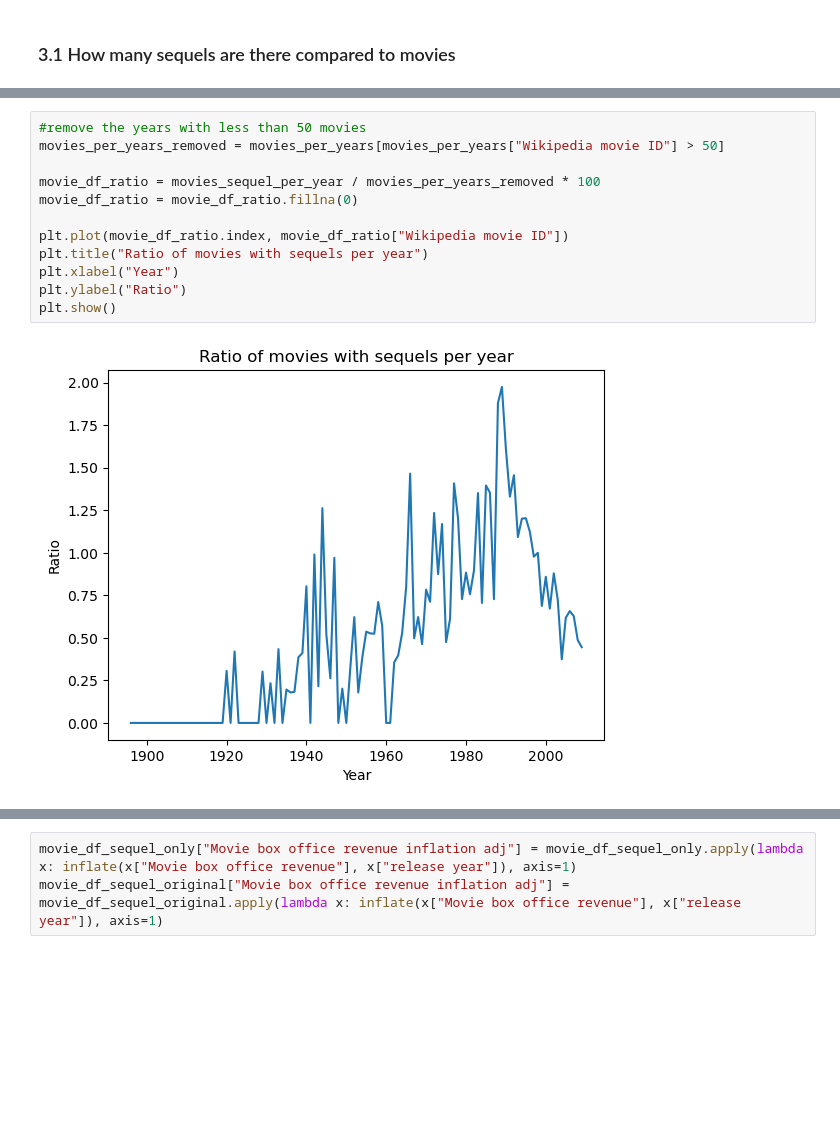
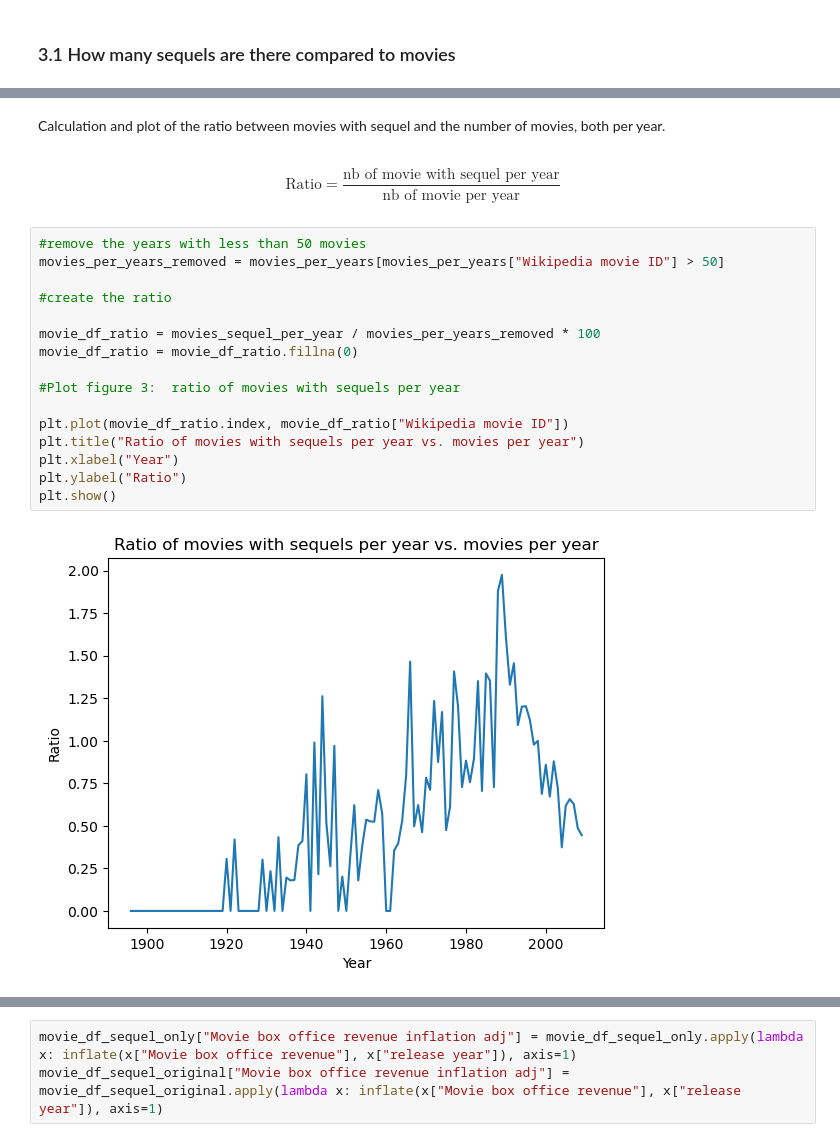
Before and after one commit to epfl-ada/ada-2024-project-onceuponatimeindata, a Jupyter notebook: dat_analysis.ipynb, the cells around one changed output, grey strips where cells are left out. Cells and saved outputs as stored; diff of their text form; blank space fills up the shorter version.

```diff
--- a/dat_analysis.ipynb
+++ b/dat_analysis.ipynb
@@ -65,17 +90,27 @@ ax2.set_ylabel("Number of movies")
 plt.show()
 # %% [output]
 [figure]
+# %% [markdown]
+Calculation and plot of the ratio between movies with sequel and the number of movies, both per year.
+# %% [markdown]
+$$
+\text{Ratio} = \frac{\text{nb of movie with sequel per year}}{\text{nb of movie per year}}
+$$
 # %%
 #remove the years with less than 50 movies
 movies_per_years_removed = movies_per_years[movies_per_years["Wikipedia movie ID"] > 50]
 
+#create the ratio
+
 movie_df_ratio = movies_sequel_per_year / movies_per_years_removed * 100
 movie_df_ratio = movie_df_ratio.fillna(0)
 
+#Plot figure 3:  ratio of movies with sequels per year
+
 plt.plot(movie_df_ratio.index, movie_df_ratio["Wikipedia movie ID"])
-plt.title("Ratio of movies with sequels per year")
+plt.title("Ratio of movies with sequels per year vs. movies per year")
 plt.xlabel("Year")
 plt.ylabel("Ratio")
 plt.show()
 # %% [output]
-[figure, old version]
+[figure, new version]
```
Also changed, not shown: parts of 33 cells of this notebook.
